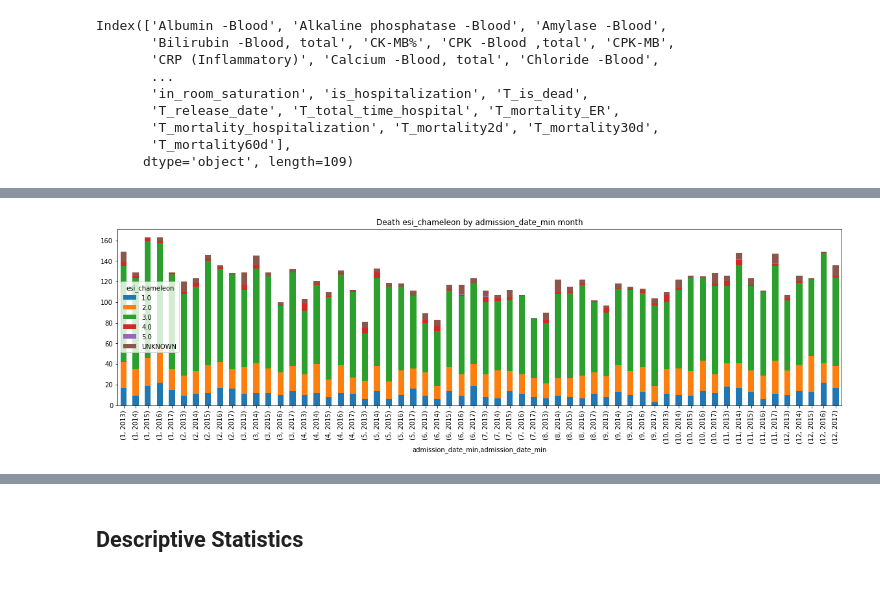
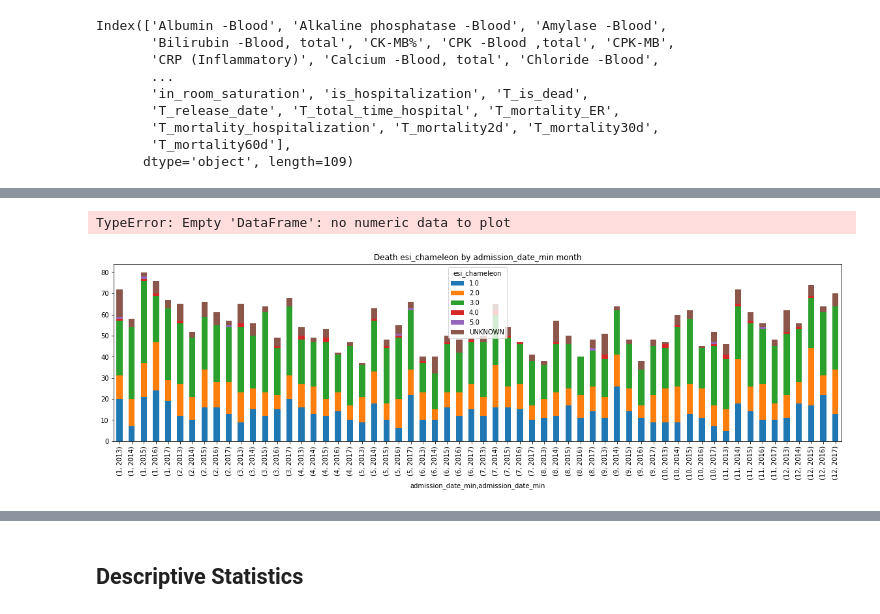
Before and after one commit to talionet/Shiba-Hackathon, a Jupyter notebook: notebooks/ER_data_exploration.ipynb, the cells around one changed output, grey strips where cells are left out. Saved outputs shown, nothing was run; the diff lists cells and outputs as text; code cells hidden in the pictures; blank space fills up the shorter version.

```diff
--- a/notebooks/ER_data_exploration.ipynb
+++ b/notebooks/ER_data_exploration.ipynb
@@ -58,10 +44,3 @@ Index(['Albumin -Blood', 'Alkaline phosphatase -Blood', 'Amylase -Blood',
        'T_mortality_hospitalization', 'T_mortality2d', 'T_mortality30d',
        'T_mortality60d'],
       dtype='object', length=109)
-# %%
-def plot_events_by_time(death_events, by_time, stack_var = ''):
-    death_events.sort_values(by=by_time)
-    times = pd.DatetimeIndex(death_events[by_time])
-    stack_plot(death_events, index_axis = [times.month,times.year],
-               stack_var=stack_var, title = 'Death %s by %s month' %(stack_var,by_time))
-    print('')
@@ -107,8 +148,12 @@ Index(['Albumin -Blood', 'Alkaline phosphatase -Blood', 'Amylase -Blood',
 # %%
-plot_events_by_time(death_data.loc[death_data.T_mortality_hospitalization], by_time='admission_date_min',stack_var = 'esi_chameleon')
+d=data_with_targets
+plot_events_by_time(d.loc[d.T_mortality2d], by_time='admission_date_min',stack_var = 'esi_chameleon')
 
+death_data.groupby(['T_mortality2d'])['esi_chameleon'].plot(kind='bar')
+#death_data.esi_chameleon.value_counts()
 #death_data.groupby().count()['gender'].plot(kind='bar')
 #stack_var
 #death_data.head()
 # %% [output]
+TypeError: Empty 'DataFrame': no numeric data to plot
-[figure, old version]
+[figure, new version]
```
Also changed, not shown: parts of 9 cells of this notebook.
